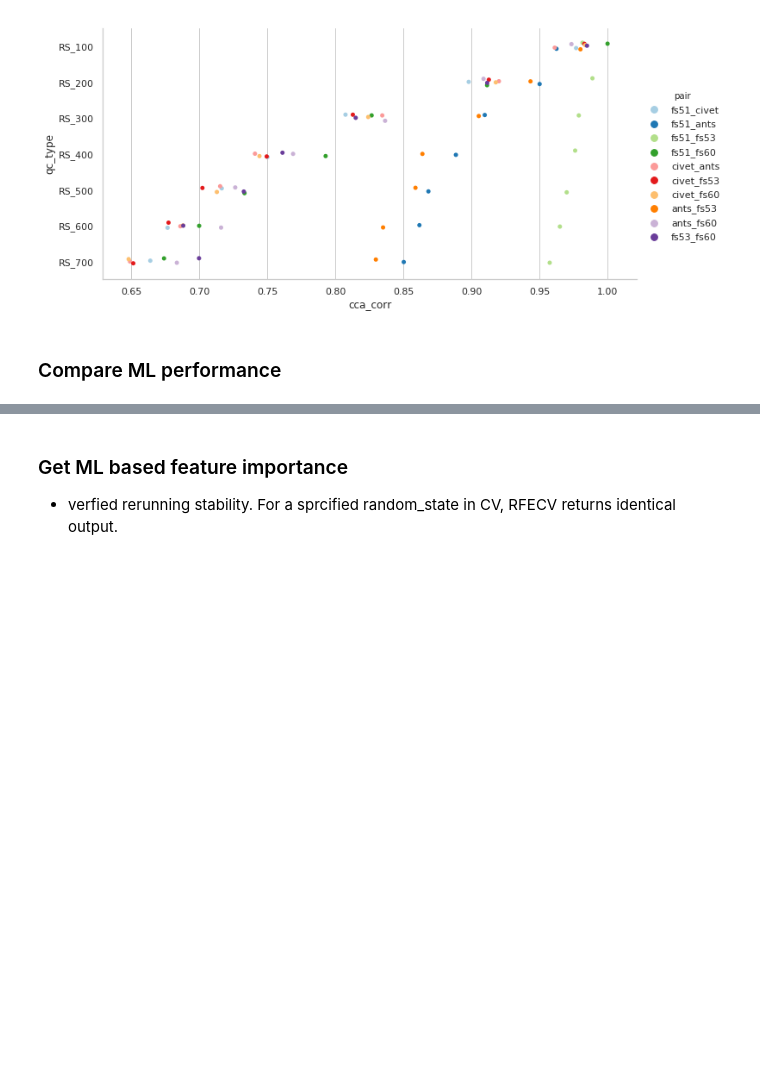
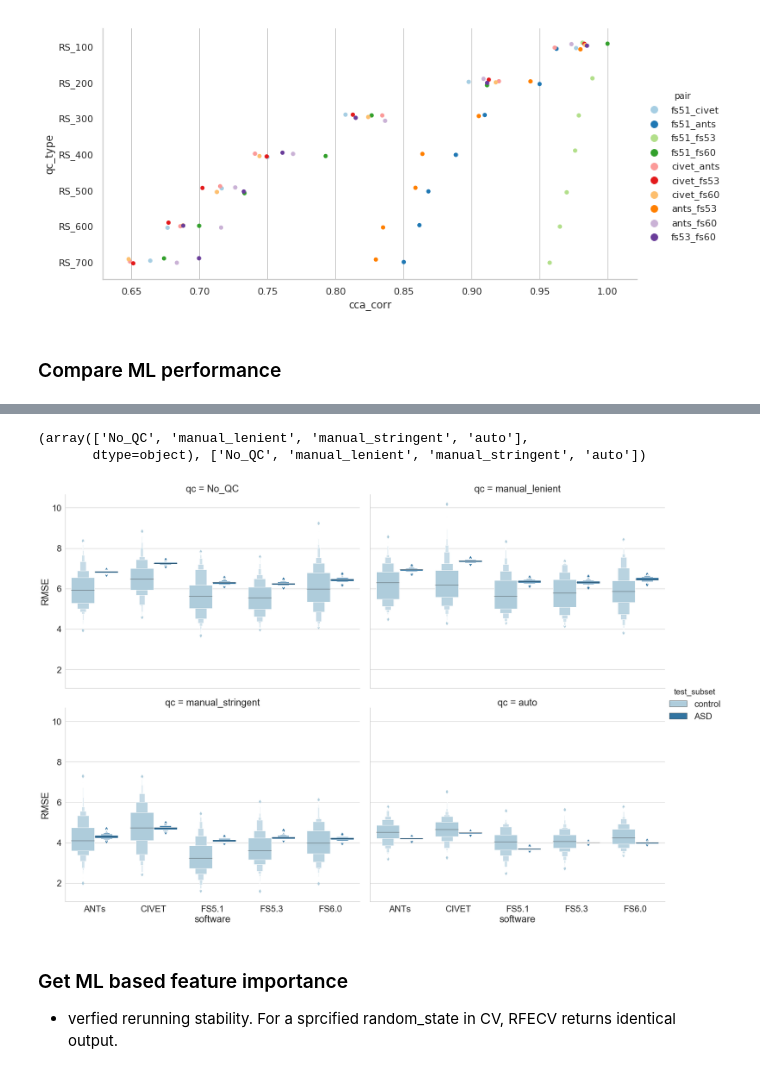
Before and after one commit to neurodatascience/compare-surf-tools, a Jupyter notebook: notebooks/run_software_comparisons.ipynb, the cells around one changed output, grey strips where cells are left out. Drawn from its saved outputs; the diff is of its cells as text; code cells hidden in the pictures; blank space fills up the shorter version.

Commit message:
added ML performance on independent test set

```diff
--- a/notebooks/run_software_comparisons.ipynb
+++ b/notebooks/run_software_comparisons.ipynb
@@ -825,0 +832,27 @@ else:
+# %%
+model_type = 'regression'
+cv_type = 'shuffle_split'
+group_col = 'DX_GROUP'
+
+ml_perf_concat = pd.DataFrame()
+feature_rank_df_concat = pd.DataFrame()
+rank_features = False
+compute_null = False
+
+external_scores_concat_df = pd.DataFrame()
+for qc in qc_list:
+    master_df = master_df_dict[qc]
+    master_df['DX_GROUP'] = master_df['DX_GROUP'].replace({0:'internal', 1:'external'})
+    roi_cols = common_roi_cols
+
+    print('\nUsing qc {}'.format(qc))
+    ml_master_df = master_df
+    outcome_col = 'AGE_AT_SCAN'
+    covar_continuous_cols = []
+    covar_cat_cols = ['SEX','SITE_ID']
+    model = RandomForestRegressor(max_depth=2, random_state=0, n_estimators=50)
+    ml_perf,perf_pval_dict,feature_rank_df,external_scores = computeSoftwareMLModels(ml_master_df,data_label,roi_cols,covar_continuous_cols,
+                                                                     covar_cat_cols,outcome_col,group_col,model_type,model,
+                                                                     rank_features,compute_null,n_jobs=-1)
+    external_scores['qc'] = np.tile(qc,len(external_scores))
+    external_scores_concat_df = external_scores_concat_df.append(external_scores)
@@ -826,3 +877,25 @@ else:
+# %%
+external_scores_concat_df['qc'].unique(), qc_list
+# %% [output]
+(array(['No_QC', 'manual_lenient', 'manual_stringent', 'auto'],
+       dtype=object), ['No_QC', 'manual_lenient', 'manual_stringent', 'auto'])
+# %%
+plot_df = external_scores_concat_df.copy()
+col_order = qc_list
+x_order = software_list
+
+palette = 'Paired'
+sns.set(font_scale=2)
+
+if model_type.lower() == 'regression':
+    plot_df['RMSE'] = np.sqrt(plot_df['neg_mean_squared_error'])
+    plot_df['test_subset'] = plot_df['test_subset'].replace({'internal':'control', 'external':'ASD'})
+
+    with sns.axes_style("whitegrid"):
+        g = sns.catplot(y='RMSE',x=data_label, hue='test_subset', kind='boxen',col='qc',col_order=col_order,col_wrap=2,
+                        order=x_order,palette=palette,height=8, aspect=1.4,legend=True,data=plot_df)
+# %% [output]
+[figure, added]
 # %% [markdown]
 ### Get ML based feature importance
 - verfied rerunning stability. For a sprcified random_state in CV, RFECV returns identical output.
```
Also changed, not shown: parts of 7 cells of this notebook, 2 other files.
